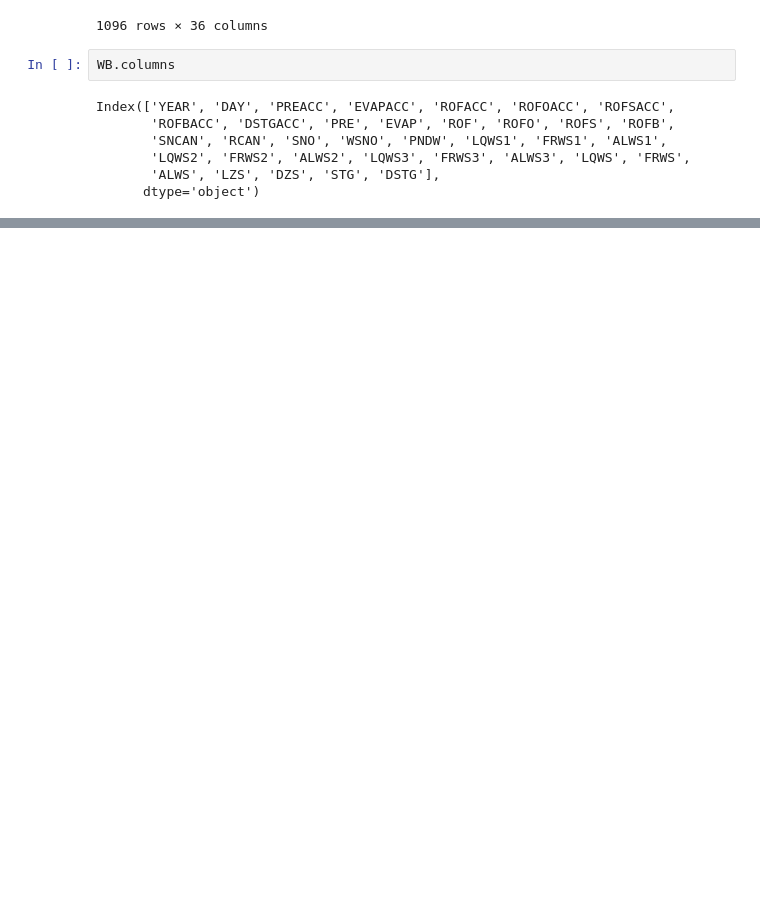
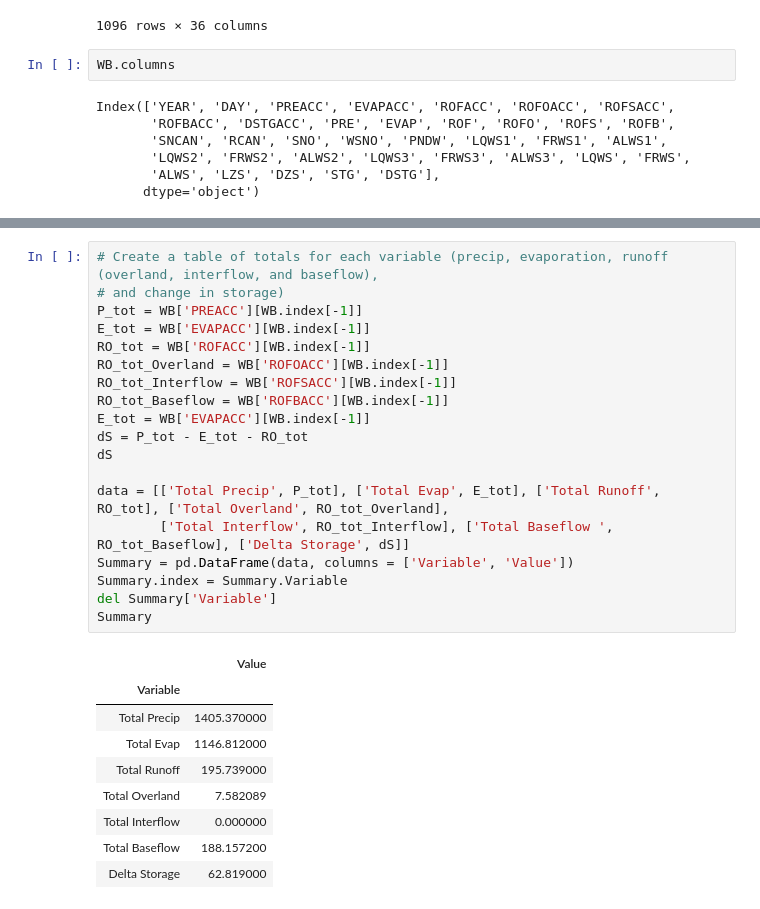
Before and after one commit to MESH-Model/MESH_Whitegull, a Jupyter notebook: Code/MESHPostProcess.ipynb, the cells around one changed output, grey strips where cells are left out. Saved outputs shown, nothing was run; the diff lists cells and outputs as text; blank space fills up the shorter version.

```diff
--- a/Code/MESHPostProcess.ipynb
+++ b/Code/MESHPostProcess.ipynb
@@ -46,0 +83,29 @@ WB['PREACC'][WB.index[-1]]
+# %%
+# Create a table of totals for each variable (precip, evaporation, runoff (overland, interflow, and baseflow),
+# and change in storage)
+P_tot = WB['PREACC'][WB.index[-1]]
+E_tot = WB['EVAPACC'][WB.index[-1]]
+RO_tot = WB['ROFACC'][WB.index[-1]]
+RO_tot_Overland = WB['ROFOACC'][WB.index[-1]]
+RO_tot_Interflow = WB['ROFSACC'][WB.index[-1]]
+RO_tot_Baseflow = WB['ROFBACC'][WB.index[-1]]
+E_tot = WB['EVAPACC'][WB.index[-1]]
+dS = P_tot - E_tot - RO_tot
+dS
+
+data = [['Total Precip', P_tot], ['Total Evap', E_tot], ['Total Runoff', RO_tot], ['Total Overland', RO_tot_Overland],
+        ['Total Interflow', RO_tot_Interflow], ['Total Baseflow ', RO_tot_Baseflow], ['Delta Storage', dS]]
+Summary = pd.DataFrame(data, columns = ['Variable', 'Value'])
+Summary.index = Summary.Variable
+del Summary['Variable']
+Summary
+# %% [output]
+|  | Value |
+| Variable |  |
+| Total Precip | 1405.370000 |
+| Total Evap | 1146.812000 |
+| Total Runoff | 195.739000 |
+| Total Overland | 7.582089 |
+| Total Interflow | 0.000000 |
+| Total Baseflow | 188.157200 |
+| Delta Storage | 62.819000 |
```
Also changed, not shown: parts of 7 cells of this notebook, 37 other files.
